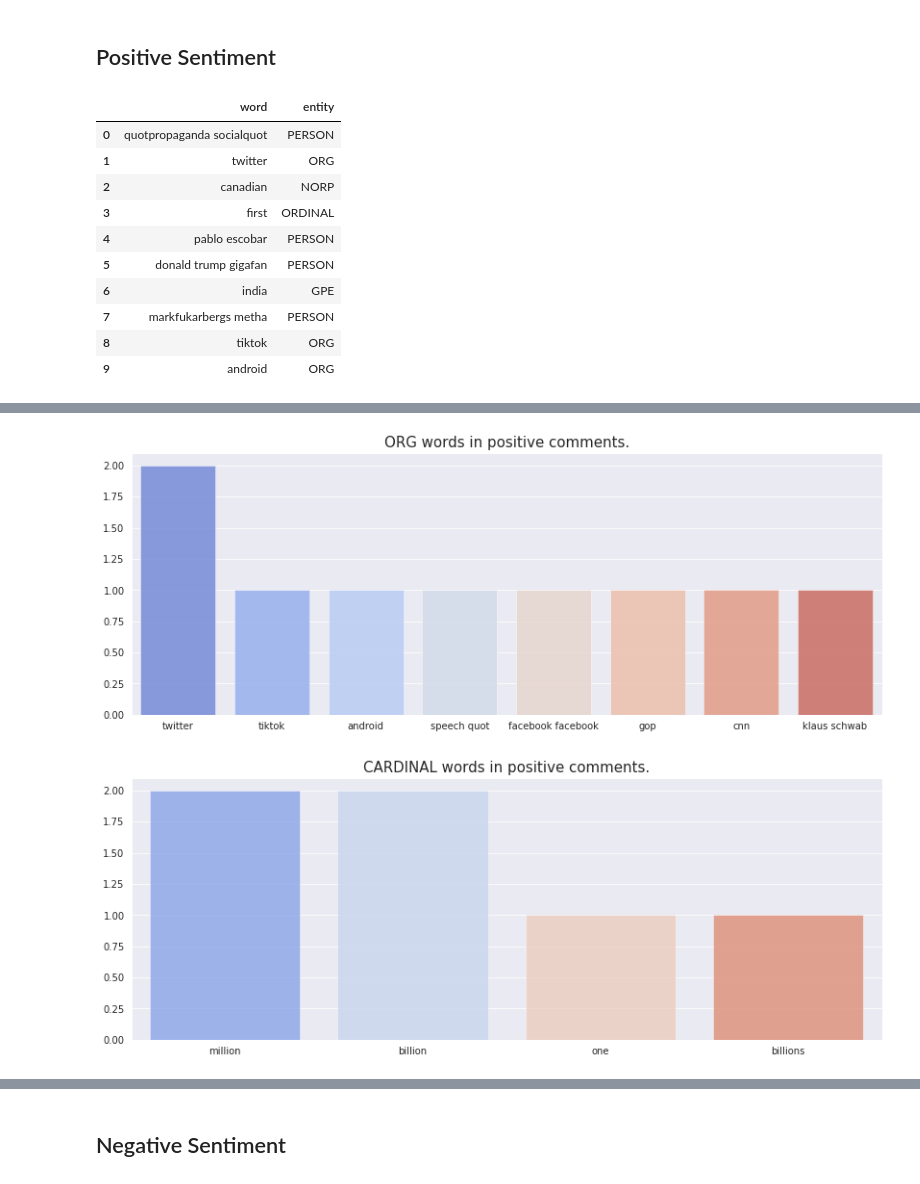
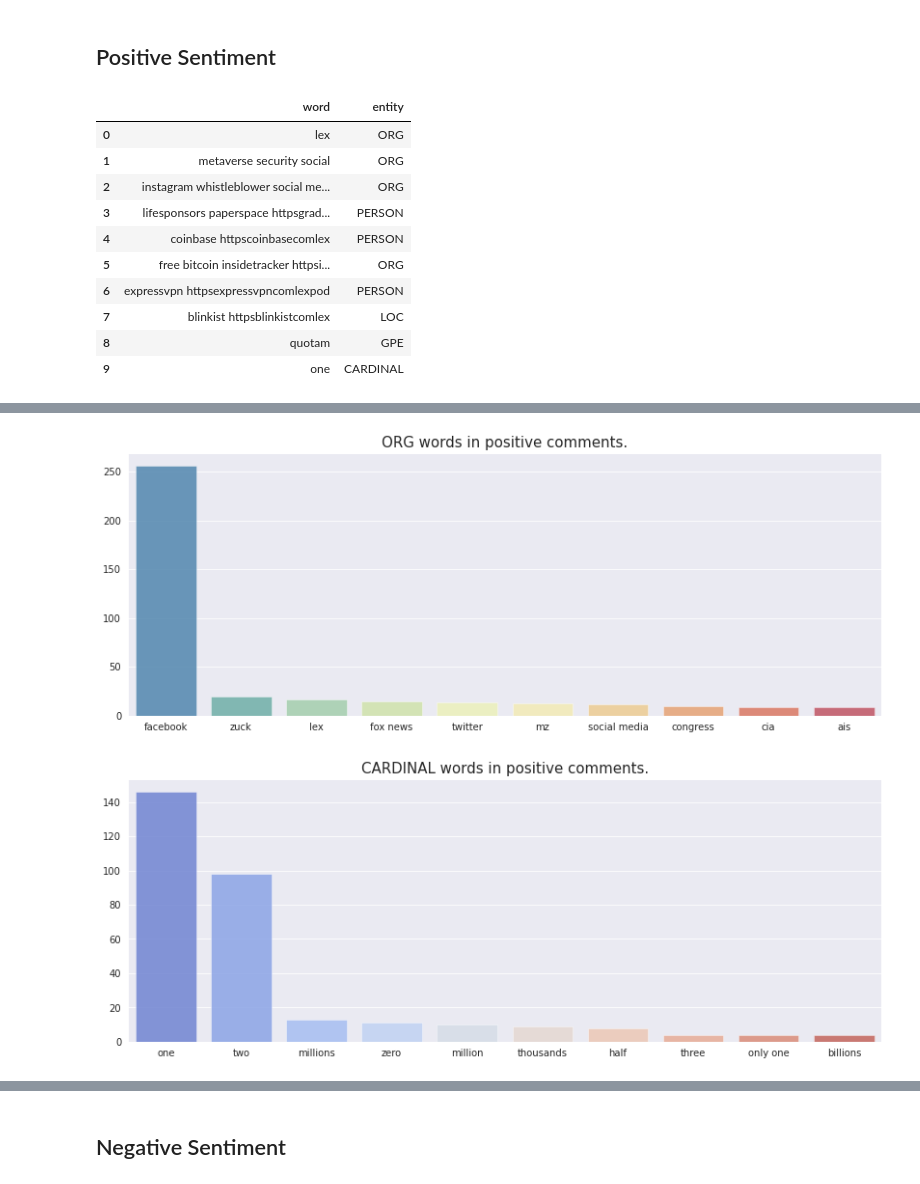
Before and after one commit to NigelClinton/Youtube_API_With_NLP, a Jupyter notebook: Youtube_Comment_Scraper.ipynb, the cells around one changed output, grey strips where cells are left out. Cells and saved outputs as stored; diff of their text form; code cells hidden in the pictures.

```diff
--- a/Youtube_Comment_Scraper.ipynb
+++ b/Youtube_Comment_Scraper.ipynb
@@ -60,7 +62,7 @@ plt.style.use('ggplot')
 # %% [markdown]
 # Youtube API
 # %%
-api_key = SECRETKEY
+api_key = "AIzaSyDpCVzIcfPnaxWF6ys_lowK9stmoW2_ZJk"
 youtube = build('youtube', 'v3', developerKey=api_key)
 # %%
 def find_channel_upload_id(youtube_user_name: str) -> str:
@@ -235,7 +255,7 @@ def get_comment_threads(video_id: str) -> pd.DataFrame:
 
   return df.sort_values(by="comment_replies", ascending=False)
 # %%
-data = get_comment_threads("jLxVzfpvGXI")
+data = get_comment_threads("5zOHSysMmH0")
 data
 # %% [output]
 |  | comment_id | comment_text | comment_replies | comment_length |
@@ -548,16 +568,16 @@ positive_entities = word_entity(df_positive['cleaned'])
 positive_entities.head(10)
 # %% [output]
 |  | word | entity |
-| 0 | quotpropaganda socialquot | PERSON |
-| 1 | twitter | ORG |
-| 2 | canadian | NORP |
-| 3 | first | ORDINAL |
-| 4 | pablo escobar | PERSON |
-| 5 | donald trump gigafan | PERSON |
-| 6 | india | GPE |
-| 7 | markfukarbergs metha | PERSON |
-| 8 | tiktok | ORG |
-| 9 | android | ORG |
+| 0 | lex | ORG |
+| 1 | metaverse security social | ORG |
+| 2 | instagram whistleblower social me... | ORG |
+| 3 | lifesponsors paperspace httpsgrad... | PERSON |
+| 4 | coinbase httpscoinbasecomlex | PERSON |
+| 5 | free bitcoin insidetracker httpsi... | ORG |
+| 6 | expressvpn httpsexpressvpncomlexpod | PERSON |
+| 7 | blinkist httpsblinkistcomlex | LOC |
+| 8 | quotam | GPE |
+| 9 | one | CARDINAL |
 # %%
 entity_groups = positive_entities.groupby(['entity']).size().to_frame('count').reset_index()
 entity_groups.sort_values(by='count', ascending=False)[:10]
@@ -568,14 +588,14 @@ fig.show()
 # %%
 ORG = positive_entities.query("entity == 'ORG'")
 ORG = ORG['word'].value_counts()
 ORG = ORG[:10]
 sns.set_style("darkgrid")
 plt.figure(figsize=(14,5));
-ORG = sns.barplot(x=ORG.index,y= ORG.values, alpha=0.8,palette="coolwarm");
+ORG = sns.barplot(x=ORG.index,y= ORG.values, alpha=0.8,palette="Spectral_r");
 plt.title('ORG words in positive comments.',fontsize=15);
 plt.show();
 # %% [output]
-[figure, old version]
+[figure, new version]
 # %%
 CARDINAL = positive_entities.query("entity == 'CARDINAL'")
 CARDINAL = CARDINAL['word'].value_counts()
@@ -586,7 +606,7 @@ CARDINAL = sns.barplot(x=CARDINAL.index,y= CARDINAL.values, alpha=0.8,palette="c
 plt.title('CARDINAL words in positive comments.',fontsize=15);
 plt.show();
 # %% [output]
-[figure, old version]
+[figure, new version]
 # %%
 GPE = positive_entities.query("entity == 'GPE'")
 GPE =GPE['word'].value_counts()
```
Also changed, not shown: parts of 18 cells of this notebook.
